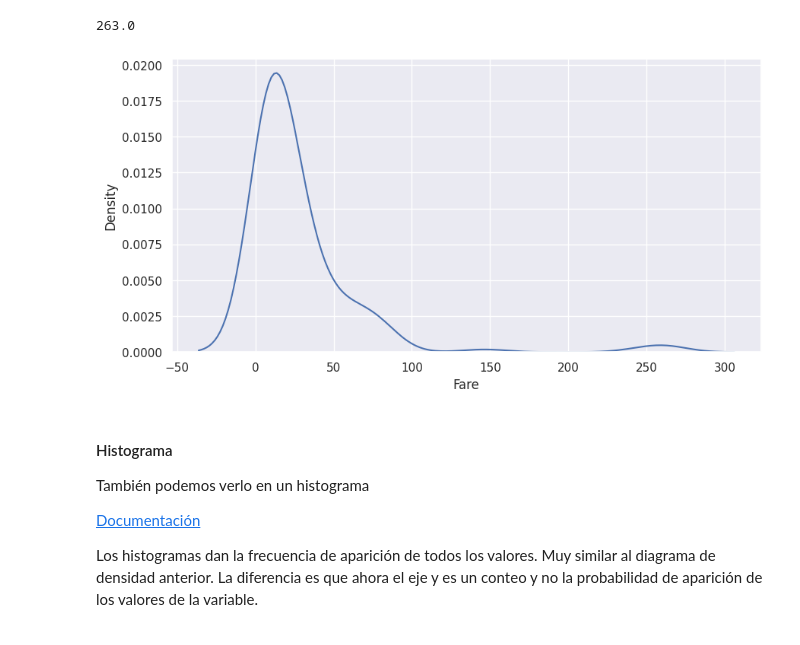
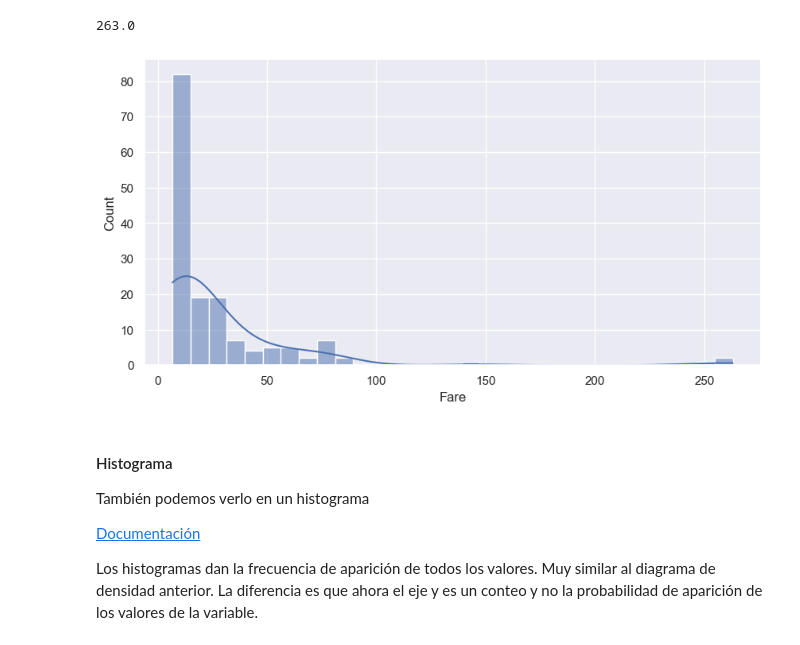
Before and after one commit to diegogerwig/TheBridge_DataScience_Theory, a Jupyter notebook: 2-Data Analysis/3-Visualización/2-Seaborn/Teoria/1 - Ejemplos EDA.ipynb, the cells around one changed output. Cells and saved outputs as stored; diff of their text form; code cells hidden in the pictures.

```diff
--- a/2-Data Analysis/3-Visualización/2-Seaborn/Teoria/1 - Ejemplos EDA.ipynb
+++ b/2-Data Analysis/3-Visualización/2-Seaborn/Teoria/1 - Ejemplos EDA.ipynb
@@ -121,10 +121,10 @@ titanic_df['Fare'].max()
 263.0
 # %%
 plt.figure(figsize=(10,5))
-sns.distplot(titanic_df["Fare"], hist = False);
+sns.histplot(titanic_df["Fare"], kde=True);
 # plt.xlim(0,50)
 # %% [output]
-[figure, old version]
+[figure, new version]
 # %% [markdown]
 #### Histograma
 También podemos verlo en un histograma
```
Also changed, not shown: parts of 41 cells of this notebook.
